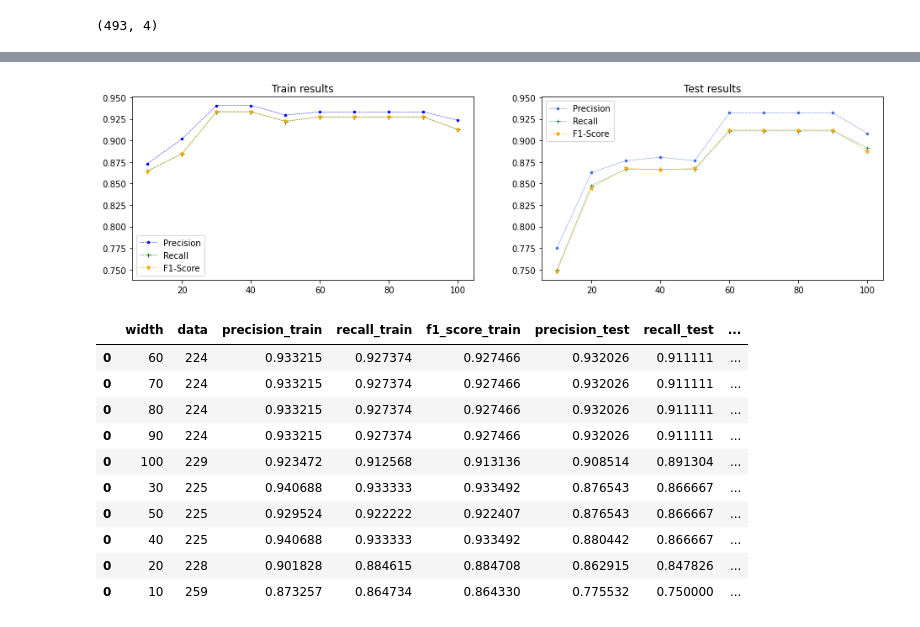
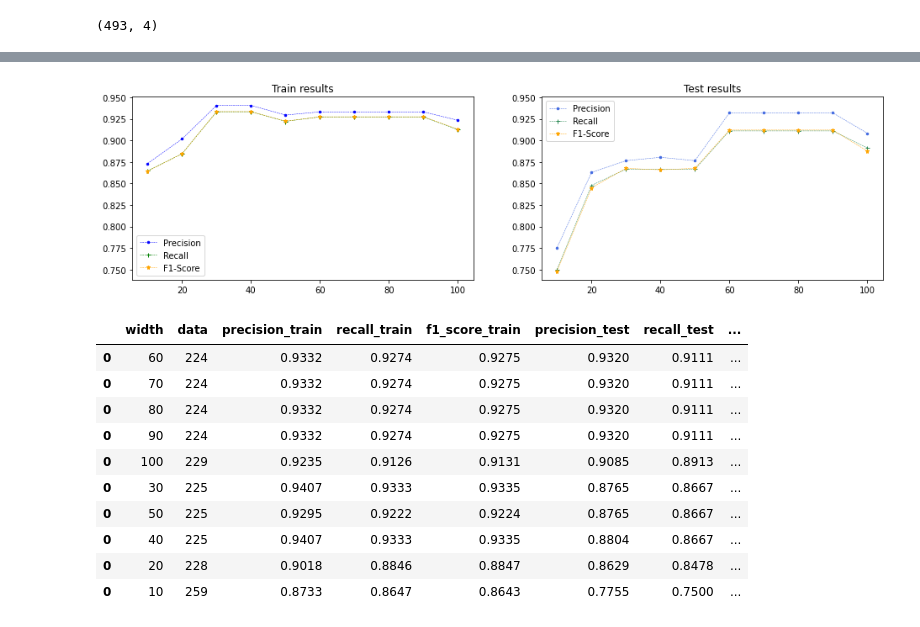
Before and after one commit to ULE-Informatica/burr_detection, a Jupyter notebook: info_data.ipynb, the cells around one changed output, grey strips where cells are left out. Drawn from its saved outputs; the diff is of its cells as text; code cells hidden in the pictures.

Commit message:
Final results

```diff
--- a/info_data.ipynb
+++ b/info_data.ipynb
@@ -91,42 +91,47 @@ for w in range(0,len(widths)):
     f1_score_test = f1_score(y_test, y_predict, average='weighted')
     data_row= [ widths[w], data.shape[0],precision_train, recall_train,precision_test,recall_test, f1_score_train, f1_score_test]
     info_results.append(data_row)
     info_results =pd.DataFrame(info_results, columns=['width','data','precision_train', 'recall_train', 'precision_test','recall_test', 'f1_score_train', 'f1_score_test'])
     final_data = pd.concat([final_data, info_results])
 
 max_value = final_data[['precision_train', 'recall_train', 'f1_score_train', 'precision_test', 'recall_test', 'f1_score_test']].values.max() + 0.01
 min_value = final_data[['precision_train', 'recall_train', 'f1_score_train', 'precision_test', 'recall_test', 'f1_score_test']].values.min() - 0.01
 
 fig, axs = plt.subplots(1,2, figsize=(16,4))
 axs[0].title.set_text("Train results")
 axs[0].plot(final_data.width,final_data.precision_train,marker='.',linestyle='dashed', color='blue',linewidth=0.5,markersize=5, label='Precision')
 axs[0].plot(final_data.width,final_data.recall_train,marker='+',linestyle='dashed',color='green',linewidth=0.5,markersize=5, label='Recall')
 axs[0].plot(final_data.width,final_data.f1_score_train,marker='*',linestyle='dashed',color='orange',linewidth=0.5,markersize=5, label='F1-Score')
 axs[0].legend()
 axs[0].set_ylim([min_value, max_value])
 
 axs[1].title.set_text("Test results")
 axs[1].plot(final_data.width,final_data.precision_test,marker='.',linestyle='dashed', color='royalblue',linewidth=0.5,markersize=5, label='Precision')
 axs[1].plot(final_data.width,final_data.recall_test,marker='+',linestyle='dashed',color='seagreen',linewidth=0.5,markersize=5, label='Recall')
 axs[1].plot(final_data.width,final_data.f1_score_test,marker='*',linestyle='dashed',color='orange',linewidth=0.5,markersize=5, label='F1-Score')
 axs[1].legend()
 axs[1].set_ylim([min_value, max_value])
 
+
+plt.savefig('final_results.jpg', dpi=200, bbox_inches='tight', pad_inches=0)
 plt.show()
 
 final_data = final_data.reindex(['width', 'data','precision_train', 'recall_train', 'f1_score_train', 'precision_test', 'recall_test', 'f1_score_test'], axis=1)
-final_data.sort_values(by=['f1_score_test', 'f1_score_train'], ascending=False)
+final_data = final_data.sort_values(by=['f1_score_test', 'f1_score_train'], ascending=False)
+final_data = final_data.round(4)
+final_data.to_latex('final_data.txt', index = False)
+final_data
 # %% [output]
 [figure]
 |  | width | data | precision_train | recall_train | f1_score_train | precision_test | recall_test | ... |
-| 0 | 60 | 224 | 0.933215 | 0.927374 | 0.927466 | 0.932026 | 0.911111 | ... |
-| 0 | 70 | 224 | 0.933215 | 0.927374 | 0.927466 | 0.932026 | 0.911111 | ... |
-| 0 | 80 | 224 | 0.933215 | 0.927374 | 0.927466 | 0.932026 | 0.911111 | ... |
-| 0 | 90 | 224 | 0.933215 | 0.927374 | 0.927466 | 0.932026 | 0.911111 | ... |
-| 0 | 100 | 229 | 0.923472 | 0.912568 | 0.913136 | 0.908514 | 0.891304 | ... |
-| 0 | 30 | 225 | 0.940688 | 0.933333 | 0.933492 | 0.876543 | 0.866667 | ... |
-| 0 | 50 | 225 | 0.929524 | 0.922222 | 0.922407 | 0.876543 | 0.866667 | ... |
-| 0 | 40 | 225 | 0.940688 | 0.933333 | 0.933492 | 0.880442 | 0.866667 | ... |
-| 0 | 20 | 228 | 0.901828 | 0.884615 | 0.884708 | 0.862915 | 0.847826 | ... |
-| 0 | 10 | 259 | 0.873257 | 0.864734 | 0.864330 | 0.775532 | 0.750000 | ... |
+| 0 | 60 | 224 | 0.9332 | 0.9274 | 0.9275 | 0.9320 | 0.9111 | ... |
+| 0 | 70 | 224 | 0.9332 | 0.9274 | 0.9275 | 0.9320 | 0.9111 | ... |
+| 0 | 80 | 224 | 0.9332 | 0.9274 | 0.9275 | 0.9320 | 0.9111 | ... |
+| 0 | 90 | 224 | 0.9332 | 0.9274 | 0.9275 | 0.9320 | 0.9111 | ... |
+| 0 | 100 | 229 | 0.9235 | 0.9126 | 0.9131 | 0.9085 | 0.8913 | ... |
+| 0 | 30 | 225 | 0.9407 | 0.9333 | 0.9335 | 0.8765 | 0.8667 | ... |
+| 0 | 50 | 225 | 0.9295 | 0.9222 | 0.9224 | 0.8765 | 0.8667 | ... |
+| 0 | 40 | 225 | 0.9407 | 0.9333 | 0.9335 | 0.8804 | 0.8667 | ... |
+| 0 | 20 | 228 | 0.9018 | 0.8846 | 0.8847 | 0.8629 | 0.8478 | ... |
+| 0 | 10 | 259 | 0.8733 | 0.8647 | 0.8643 | 0.7755 | 0.7500 | ... |
 # %%
```
Also changed, not shown: parts of 2 cells of this notebook, 3 other files.
